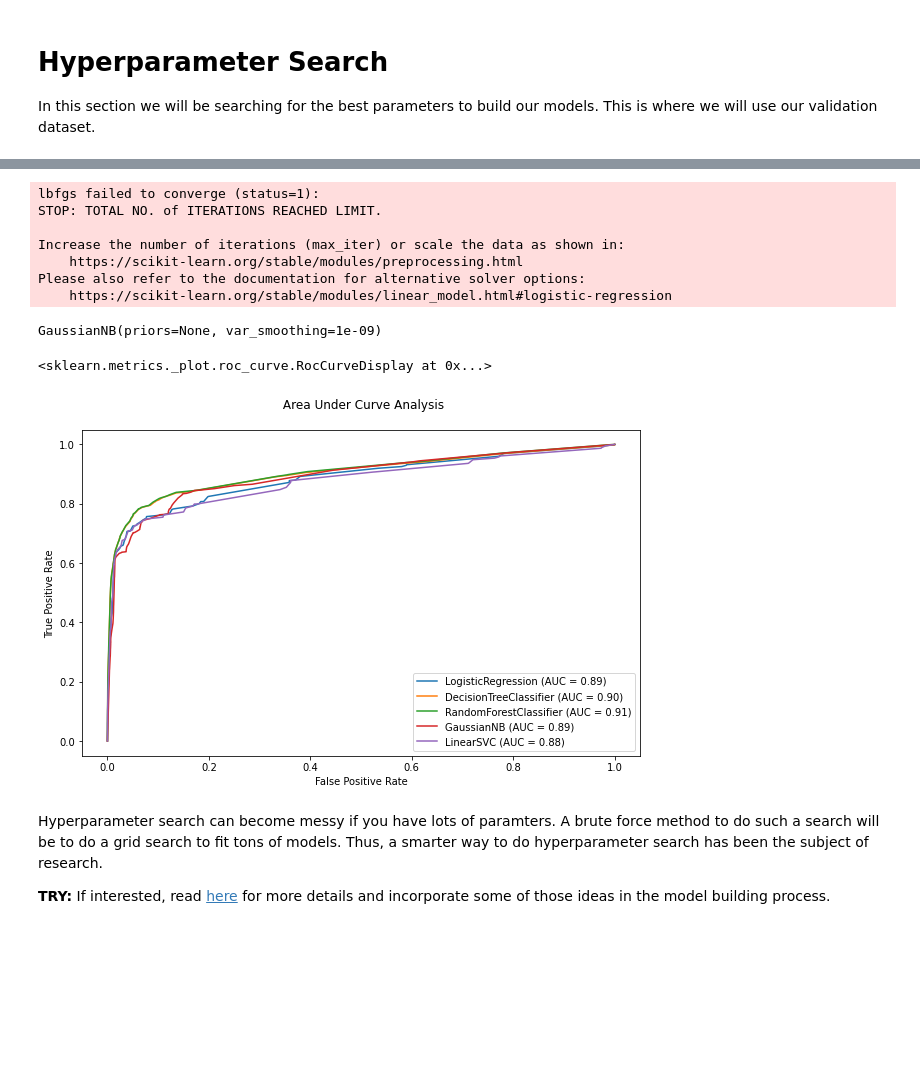
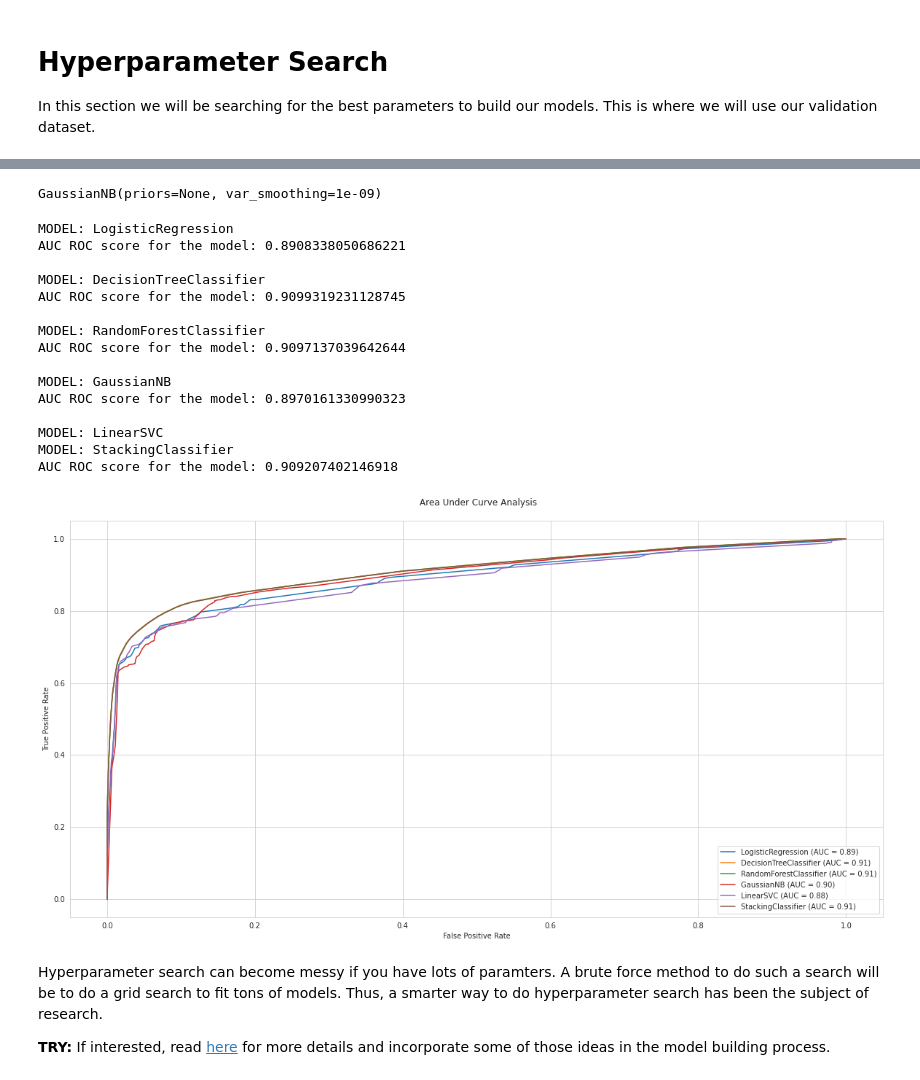
Before and after one commit to bbc/apprenticeship-covid-hack, a Jupyter notebook: notebooks/jh_COVID_diagnosis_hackathon_Group1.ipynb, the cells around one changed output, grey strips where cells are left out. Saved outputs shown, nothing was run; the diff lists cells and outputs as text; code cells hidden in the pictures; blank space fills up the shorter version.

```diff
--- a/notebooks/jh_COVID_diagnosis_hackathon_Group1.ipynb
+++ b/notebooks/jh_COVID_diagnosis_hackathon_Group1.ipynb
@@ -149,6 +190,7 @@ min_test_date: 2020-04-22 00:00:00
 # of observations in validation dataset 53172
 # of observations in test dataset 61067
 # %%
+plt.rcParams["figure.figsize"] = (20, 10)
 df_daily=df.groupby('test_date').count().reset_index()
 df_daily.plot(x='test_date', y=['corona_result'],kind="line")
 plt.show()
@@ -157,5 +199,5 @@ plt.show()
 # %%
-
+plt.rcParams["figure.figsize"] = (20, 10)
 
 age_60_df = df[["test_date", "age_60_and_above"]]
 
@@ -542,7 +811,16 @@ KeyboardInterrupt: ignored
 # %%
 # model = clf = MLPClassifier(solver='adam', alpha=0.0001, hidden_layer_sizes=(6, 3, 2), random_state=42,
 #                             learning_rate='constant', activation='tanh', warm_start=True, max_iter=100)
-model = clf = MLPClassifier(solver='adam', alpha=0.0001, hidden_layer_sizes=(9, 6, 3), random_state=42,
-                            learning_rate='adaptive', activation='relu', warm_start=False, max_iter=100)
+model = clf = MLPClassifier(solver='adam', alpha=0.0001, hidden_layer_sizes=(200,), random_state=42,
+                            learning_rate='constant', activation='tanh', warm_start=False, max_iter=100)
 model.fit(X_train, Y_train)
+
+X_valid, Y_valid = preprocess(valid_data, encoder, lb)
+X_test, Y_test = preprocess(test_data, encoder, lb)
+y_score = model.predict_proba(X_valid) # (n_samples, n_classes) with each value being the probability of being in that class
+
+print("MODEL:",model)
+print("AUC ROC score for the model (valid):", evaluate(model, X_valid, Y_valid), "\n")
+print("AUC ROC score for the model (test):", evaluate(model, X_test, Y_test), "\n")
+plot_ROC(model, X_valid, Y_valid)
 # %% [output]
@@ -576,10 +931,17 @@ AUC ROC score for the model: 0.9117825637356989
 # %%
-rfc = RandomForestClassifier(n_estimators=15,random_state=42)
-dt = DecisionTreeClassifier(random_state=42)
-lr = LogisticRegression(random_state=42)
+rfc = RandomForestClassifier(n_estimators=500,
+                             max_features='auto',
+                             max_depth=12,
+                             criterion='entropy',
+                             random_state=42)
+dt = DecisionTreeClassifier(criterion='gini',
+                            random_state=42)
+lr = LogisticRegression(C=1.0, max_iter=200, penalty='l2', solver='newton-cg',random_state=42)
 gnb = GaussianNB()
 svr = LinearSVC(random_state=42)
 #nn = MLPClassifier(random_state=42)
+nn = model
+
 #---------------------------
 lr.fit(X_train,Y_train)
 rfc.fit(X_train,Y_train)
@@ -587,27 +949,48 @@ dt.fit(X_train,Y_train)
 svr.fit(X_train,Y_train)
 gnb.fit(X_train,Y_train)
 # %% [output]
-lbfgs failed to converge (status=1):
-STOP: TOTAL NO. of ITERATIONS REACHED LIMIT.
-
-Increase the number of iterations (max_iter) or scale the data as shown in:
-    https://scikit-learn.org/stable/modules/preprocessing.html
-Please also refer to the documentation for alternative solver options:
-    https://scikit-learn.org/stable/modules/linear_model.html#logistic-regression
+GaussianNB(priors=None, var_smoothing=1e-09)
-GaussianNB(priors=None, var_smoothing=1e-09)
 # %%
-plt.rcParams["figure.figsize"] = [10,6]
+plt.rcParams["figure.figsize"] = [20,10]
 X_test, Y_test = preprocess(test_data, encoder, lb)
 
 disp = plot_roc_curve(lr,X_test,Y_test)
 plt.title(' Area Under Curve Analysis\n')
 plot_roc_curve(dt,X_test,Y_test,ax=disp.ax_)
 plot_roc_curve(rfc,X_test,Y_test,ax=disp.ax_)
 plot_roc_curve(gnb,X_test,Y_test,ax=disp.ax_)
 plot_roc_curve(svr,X_test,Y_test,ax=disp.ax_)
+plot_roc_curve(model,X_test,Y_test,ax=disp.ax_)
+
+print("MODEL:",type(lr).__name__)
+print("AUC ROC score for the model:", evaluate(lr, X_test, Y_test), "\n")
+print("MODEL:",type(dt).__name__)
+print("AUC ROC score for the model:", evaluate(dt, X_test, Y_test), "\n")
+print("MODEL:",type(rfc).__name__)
+print("AUC ROC score for the model:", evaluate(rfc, X_test, Y_test), "\n")
+print("MODEL:",type(gnb).__name__)
+print("AUC ROC score for the model:", evaluate(gnb, X_test, Y_test), "\n")
+print("MODEL:",type(svr).__name__)
+#print("AUC ROC score for the model:", evaluate(svr, X_test, X_test), "\n")
+print("MODEL:",type(nn).__name__)
+print("AUC ROC score for the model:", evaluate(nn, X_test, Y_test), "\n")
 # %% [output]
-<sklearn.metrics._plot.roc_curve.RocCurveDisplay at 0x...>
+MODEL: LogisticRegression
+AUC ROC score for the model: 0.8908338050686221
+
+MODEL: DecisionTreeClassifier
+AUC ROC score for the model: 0.9099319231128745
+
+MODEL: RandomForestClassifier
+AUC ROC score for the model: 0.9097137039642644
+
+MODEL: GaussianNB
+AUC ROC score for the model: 0.8970161330990323
+
+MODEL: LinearSVC
+MODEL: StackingClassifier
+AUC ROC score for the model: 0.909207402146918
-[figure, old version]
+[figure, new version]
 # %% [markdown]
 Hyperparameter search can become messy if you have lots of paramters.
 A brute force method to do such a search will be to do a grid search to fit tons of models.
```
Also changed, not shown: parts of 40 cells of this notebook.
